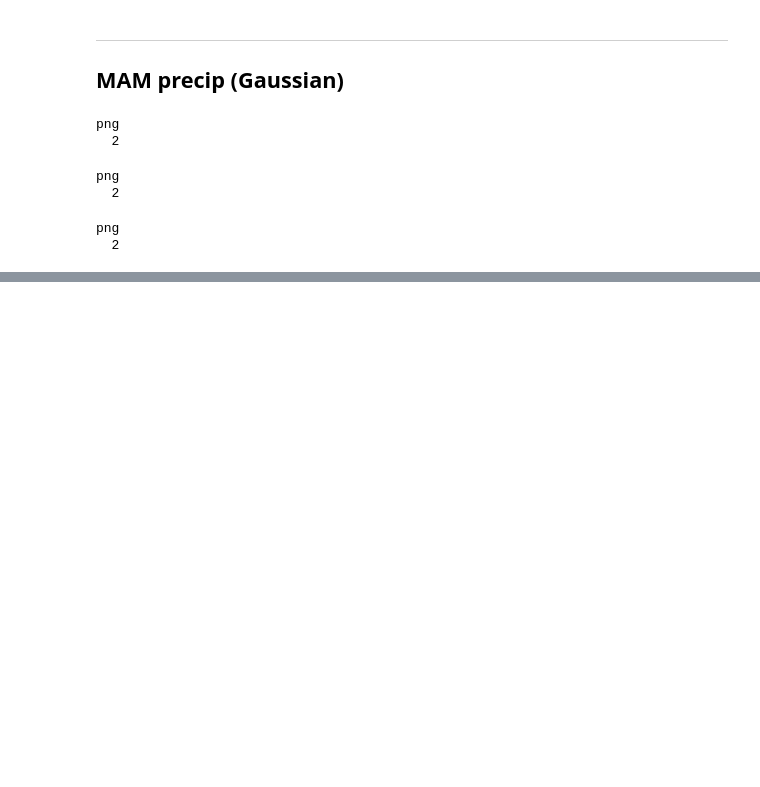
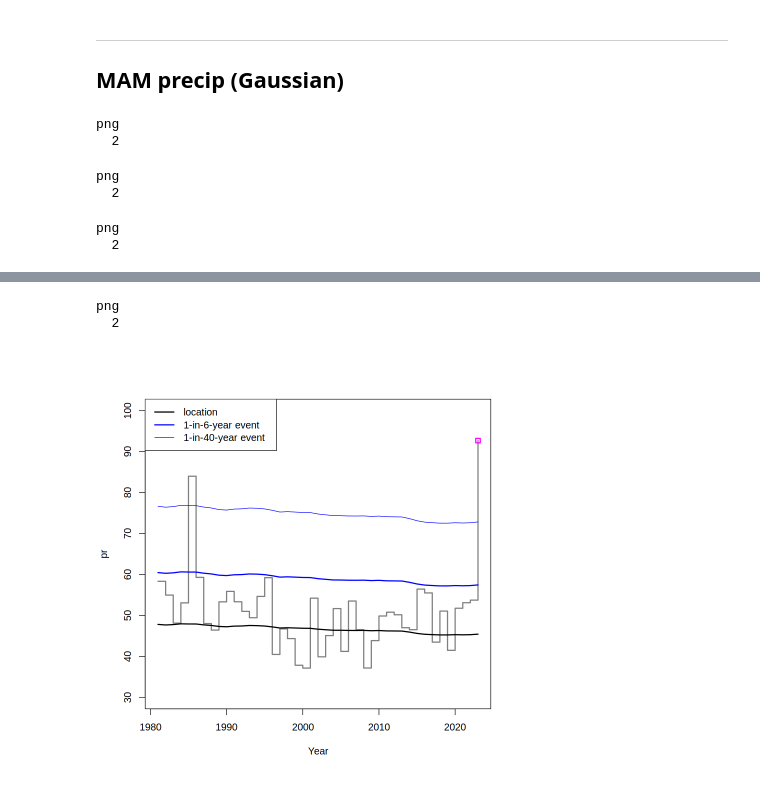
Before and after one commit to clairbarnes/wwa-archive, a Jupyter notebook: 23-04_DRC-Rwanda-floods/DRC-Rwanda_floods_0R_working.ipynb, the cells around one changed output, grey strips where cells are left out. Cells and saved outputs as stored; diff of their text form; code cells hidden in the pictures; blank space fills up the shorter version.

```diff
--- a/23-04_DRC-Rwanda-floods/DRC-Rwanda_floods_0R_working.ipynb
+++ b/23-04_DRC-Rwanda-floods/DRC-Rwanda_floods_0R_working.ipynb
@@ -152,0 +163,8 @@ png
+# %%
+# loop over gridded obs products, fit GEV
+df <- merge(load_ts("ts/drc-rw-floods_gmst-smoothed.dat", col.names = c("year", "gmst")),
+            load_ts(paste0("ts/drc-rw-floods_rx5day-mam_chirps_shapefile.dat"), col.names = c("year", "pr")))
+
+gmst_2023 <- df$gmst[df$year == 2023]
+
+mdl <- fit_ns("gev", "fixeddisp", df, "pr", "gmst", lower = F)
@@ -152,0 +201,14 @@ png
+# %%
+png(paste0("fig/obs-results_rx5day-mam_chirps.png"), width = 540*2, height = 540*1); {
+    par(mfrow = c(1,2), cex = 1.4)
+    ylim = c(20,150)
+    plot_gmsttrend(mdl, cov = gmst_2023, cov_cf = gmst_2023 - 1.2, main = "(a) Fitted trend in GMST", legend_pos = NA, ylim = ylim)
+    plot_returnlevels(mdl, cov = gmst_2023, cov_cf = gmst_2023 - 1.2, legend_pos = NA, nsamp = 500, main = "(b) Return level plots", ylim = ylim)
+}; dev.off()
+# %% [output]
+png
+  2
+# %%
+plot_trend(mdl)
+# %% [output]
+[figure, added]
```
Also changed, not shown: parts of 12 cells of this notebook, 4 other files.
